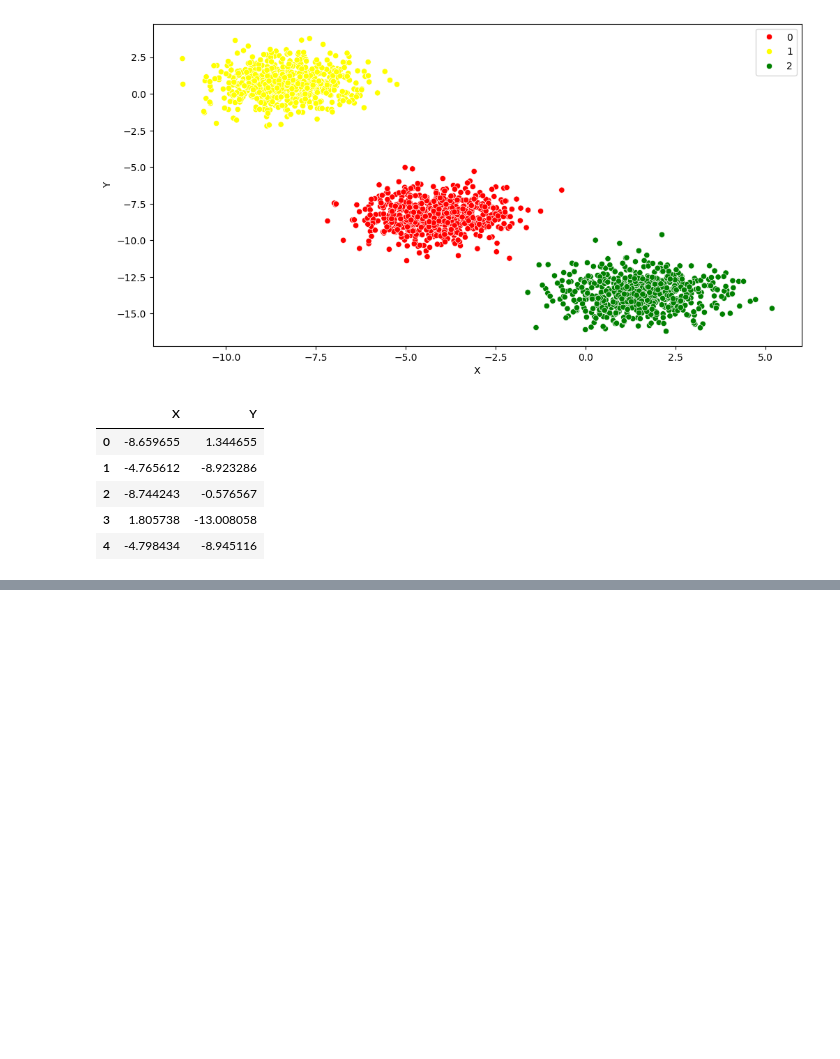
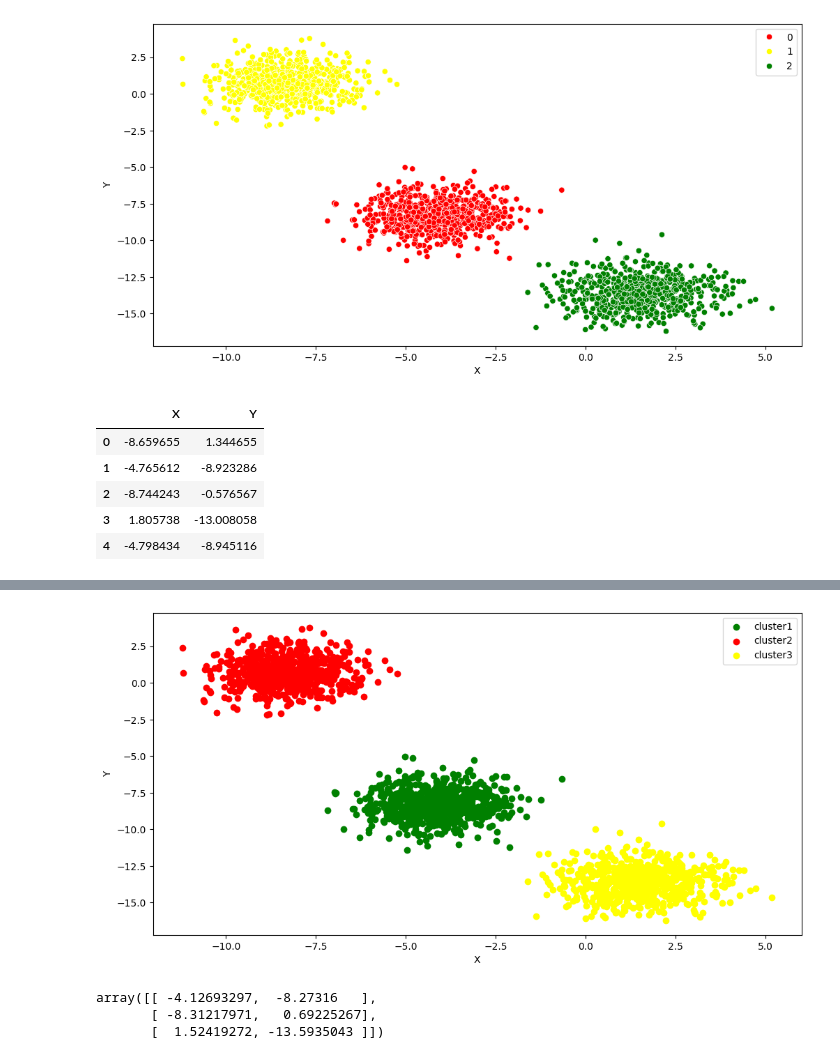
Before and after one commit to Pratyusha-Mukherjee/FSP-MachineLearning, a Jupyter notebook: day6/unsupervised learning/clustering_data_1.ipynb, the cells around one changed output, grey strips where cells are left out. Drawn from its saved outputs; the diff is of its cells as text; code cells hidden in the pictures; blank space fills up the shorter version.

```diff
--- a/day6/unsupervised learning/clustering_data_1.ipynb
+++ b/day6/unsupervised learning/clustering_data_1.ipynb
@@ -64,0 +63,3 @@ cd['Predict cluster']
+# %%
+y_pred =  Kmean.fit_predict(cd[["X","Y"]])
+y_pred
@@ -64,0 +68,3 @@ cd['Predict cluster']
+# %%
+cd['predict_cluster']=y_pred
+cd.head()
@@ -64,0 +78,22 @@ cd['Predict cluster']
+# %%
+df1=cd[cd.predict_cluster==0]
+df2=cd[cd.predict_cluster==1]
+df3=cd[cd.predict_cluster==2]
+# %%
+plt.scatter(df1.X, df1['Y'], color='green', label='cluster1')
+plt.scatter(df2.X, df2['Y'], color='red', label='cluster2')
+plt.scatter(df3.X, df3['Y'], color='yellow', label='cluster3')
+
+# Add labels and legend
+plt.xlabel('X')
+plt.ylabel('Y')
+plt.legend()
+plt.show()
+# %% [output]
+[figure, added]
+# %%
+Kmean.cluster_centers_
+# %% [output]
+array([[ -4.12693297,  -8.27316   ],
+       [ -8.31217971,   0.69225267],
+       [  1.52419272, -13.5935043 ]])
```
Also changed, not shown: parts of 4 cells of this notebook.
